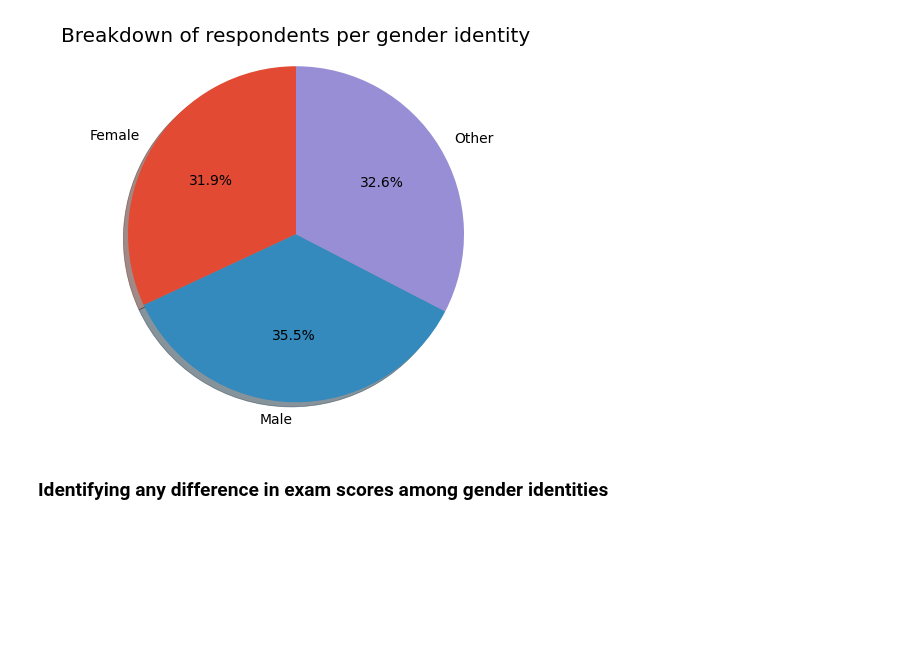
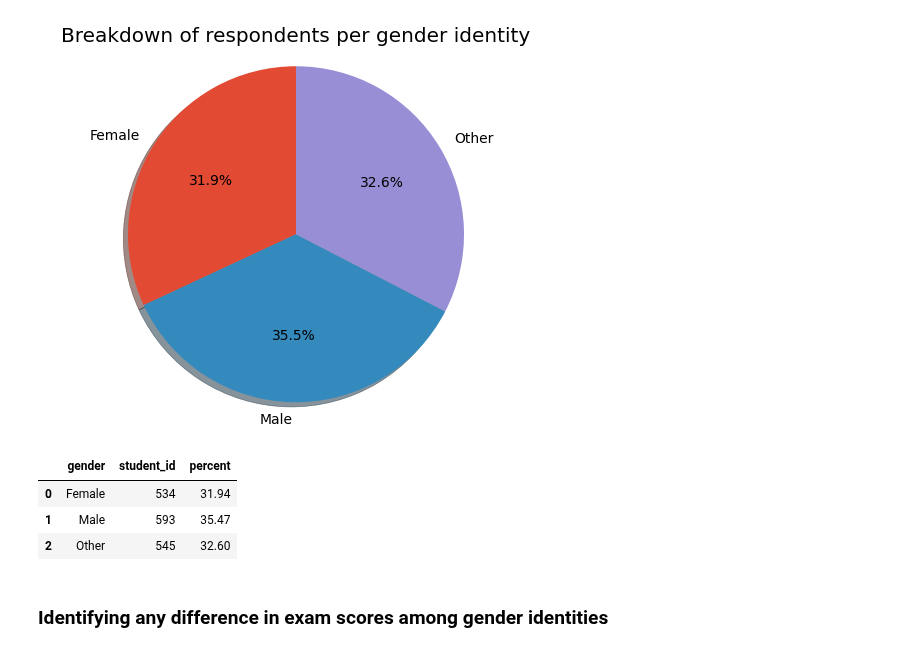
Before and after one commit to boredanalyst/Relating-Activities-Outside-School-with-Exam-Score, a Jupyter notebook: relating-activities-outside-school-with-exam-score.ipynb, the cells around one changed output. Drawn from its saved outputs; the diff is of its cells as text; code cells hidden in the pictures; blank space fills up the shorter version.

```diff
--- a/relating-activities-outside-school-with-exam-score.ipynb
+++ b/relating-activities-outside-school-with-exam-score.ipynb
@@ -124,6 +124,26 @@ plt.title("Breakdown of respondents per gender identity")
 plt.show()
 # %% [output]
 [figure]
+# %%
+## Counting how many are males and femalse and others
+
+viz_df = df.groupby("gender")["student_id"].count()
+viz_df = viz_df.reset_index()
+viz_df["percent"] = round(( viz_df["student_id"] / len(df) ) * 100, 2)
+
+
+## charting the axes
+
+viz_df_x = viz_df["gender"]
+viz_df_y = viz_df["student_id"]
+viz_df_size = viz_df["percent"]
+
+viz_df
+# %% [output]
+|  | gender | student_id | percent |
+| 0 | Female | 534 | 31.94 |
+| 1 | Male | 593 | 35.47 |
+| 2 | Other | 545 | 32.60 |
 # %% [markdown]
 ### Identifying any difference in exam scores among gender identities ###
 # %%
```
Also changed, not shown: parts of 7 cells of this notebook.
